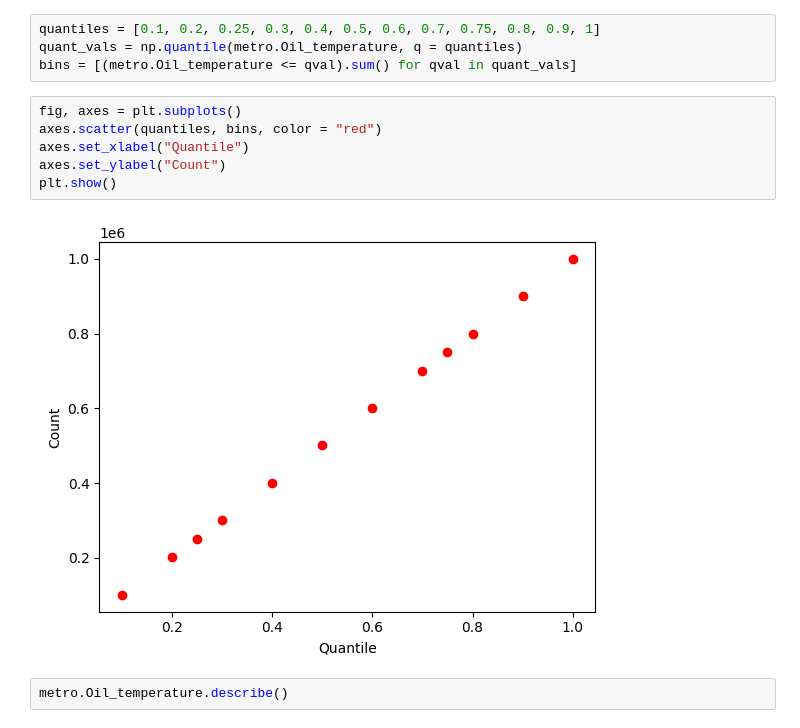
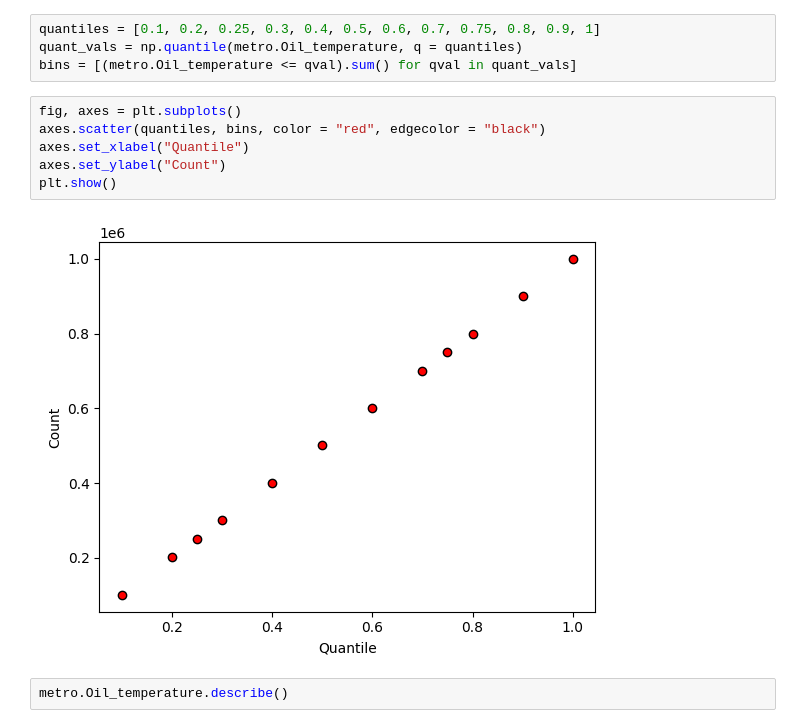
Before and after one commit to anoban/Inferential-Statistical-Analysis-with-Python, a Jupyter notebook: anoban/Estimating Population Means with Confidence.ipynb, the cells around one changed output. Saved outputs shown, nothing was run; the diff lists cells and outputs as text.

```diff
--- a/anoban/Estimating Population Means with Confidence.ipynb
+++ b/anoban/Estimating Population Means with Confidence.ipynb
@@ -74,12 +73,12 @@ quant_vals = np.quantile(metro.Oil_temperature, q = quantiles)
 bins = [(metro.Oil_temperature <= qval).sum() for qval in quant_vals]
 # %%
 fig, axes = plt.subplots()
-axes.scatter(quantiles, bins, color = "red")
+axes.scatter(quantiles, bins, color = "red", edgecolor = "black")
 axes.set_xlabel("Quantile")
 axes.set_ylabel("Count")
 plt.show()
 # %% [output]
-[figure, old version]
+[figure, new version]
 # %%
 metro.Oil_temperature.describe()
 # %% [output]
```
Also changed, not shown: parts of 19 cells of this notebook, 3 other files.
